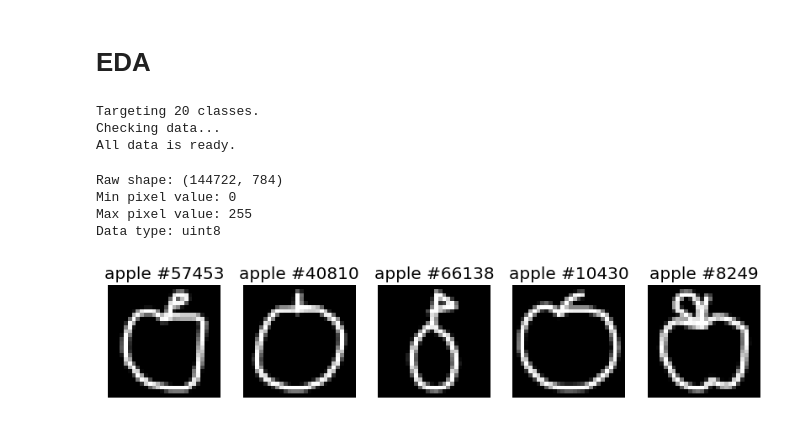
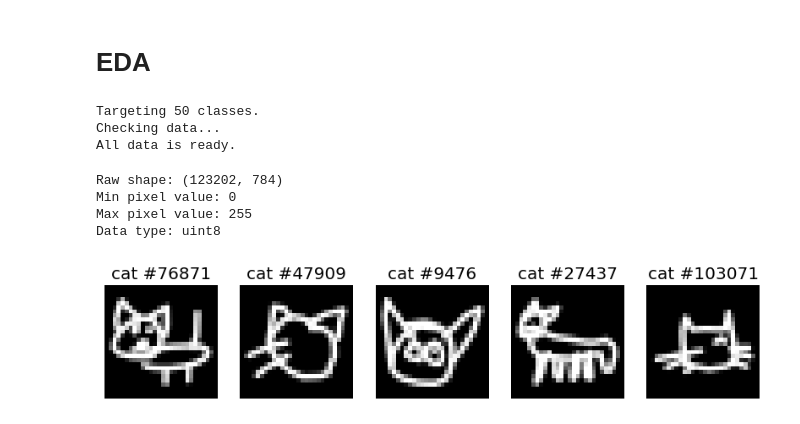
Before and after one commit to TheManuAi/neural-zoo, a Jupyter notebook: EDA-notebook.ipynb, the cells around one changed output. Cells and saved outputs as stored; diff of their text form; code cells hidden in the pictures.

```diff
--- a/EDA-notebook.ipynb
+++ b/EDA-notebook.ipynb
@@ -14,65 +14,67 @@ plt.style.use('ggplot')
 
 DATA_PATH = 'data/'
 # %%
-# defining the categories to use
-# to use the full dataset, list all files in the data directory
+# 50 animal categories
 classes = [
-    'apple', 'bicycle', 'car', 'cat', 'cloud', 'eye', 'pizza', 'star', 'tree', 'umbrella',
-    'airplane', 'banana', 'book', 'butterfly', 'camera', 'cup', 'door', 'flower', 'sun', 't-shirt'
+    "ant", "bat", "bear", "bee", "bird", "butterfly", "camel", "cat", "cow",
+    "crab", "crocodile", "dog", "dolphin", "dragon", "duck", "elephant", "fish",
+    "flamingo", "frog", "giraffe", "hedgehog", "horse", "kangaroo", "lion",
+    "lobster", "mermaid", "monkey", "mosquito", "mouse", "octopus", "owl",
+    "panda", "parrot", "penguin", "pig", "rabbit", "raccoon", "rhinoceros",
+    "scorpion", "sea turtle", "shark", "sheep", "snail", "snake", "spider",
+    "squirrel", "swan", "tiger", "whale", "zebra"
 ]
 
-# creating the data directory
 os.makedirs('data', exist_ok=True)
 base_url = 'https://storage.googleapis.com/quickdraw_dataset/full/numpy_bitmap/'
 
 print(f"Targeting {len(classes)} classes.")
+print("Checking data...")
 
-# downloading missing data
-print("Checking data...")
 for c in classes:
+    safe_c = c.replace(' ', '%20')
     path = f'data/{c}.npy'
     if not os.path.exists(path):
         print(f'Downloading {c}...')
-        urllib.request.urlretrieve(f'{base_url}{c}.npy', path)
+        try:
+             urllib.request.urlretrieve(f'{base_url}{safe_c}.npy', path)
+        except Exception as e:
+            print(f"Error downloading {c}: {e}")
 
-print("All data is ready.")
+print("Data ready.")
 # %% [output]
-Targeting 20 classes.
+Targeting 50 classes.
 Checking data...
 All data is ready.
 # %%
-# loading the apple dataset to inspecting its structure
-apple_data = np.load('data/apple.npy')
+# inspect cat data structure
+cat_data = np.load('data/cat.npy')
 
-print(f"Raw shape: {apple_data.shape}")
-print(f"Min pixel value: {apple_data.min()}")
-print(f"Max pixel value: {apple_data.max()}")
-print(f"Data type: {apple_data.dtype}")
+print(f"Shape: {cat_data.shape}")
+print(f"Pixel range: {cat_data.min()} - {cat_data.max()}")
+print(f"Dtype: {cat_data.dtype}")
 # %% [output]
-Raw shape: (144722, 784)
+Raw shape: (123202, 784)
 Min pixel value: 0
 Max pixel value: 255
 Data type: uint8
 # %%
 def plot_samples(category, n=5):
     data = np.load(f'data/{category}.npy')
-
-    # Randomly picking 'n' indices
     indices = np.random.randint(0, len(data), size=n)
 
     plt.figure(figsize=(10, 2))
     for i, idx in enumerate(indices):
         plt.subplot(1, n, i+1)
-        # Reshaping 784 -> 28x28 image
         img = data[idx].reshape(28, 28)
         plt.imshow(img, cmap='gray')
         plt.axis('off')
         plt.title(f"{category} #{idx}")
     plt.show()
 
-plot_samples('apple')
+plot_samples('cat')
 # %% [output]
-[figure, old version]
+[figure, new version]
 # %%
 files = glob.glob('data/*.npy')
 
```
Also changed, not shown: parts of 13 cells of this notebook.
